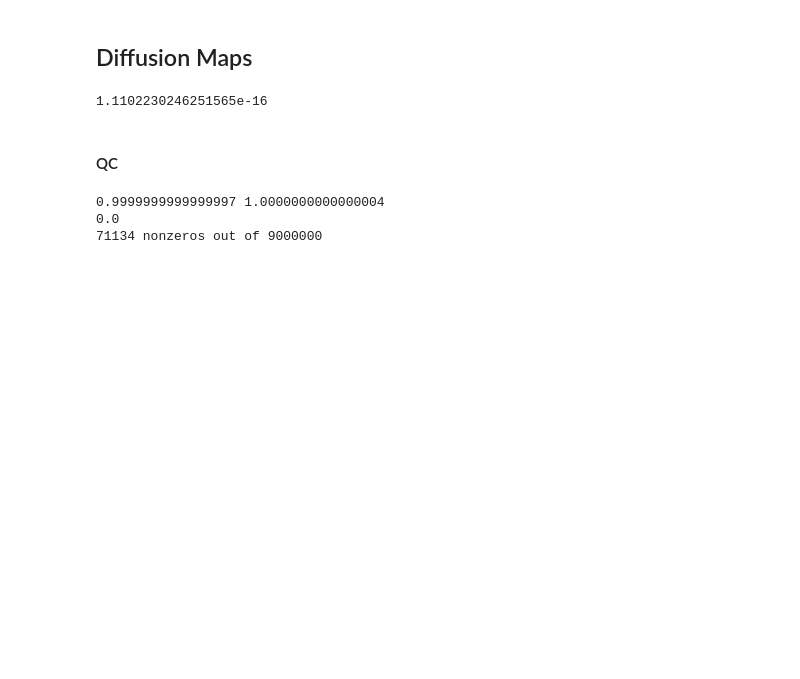
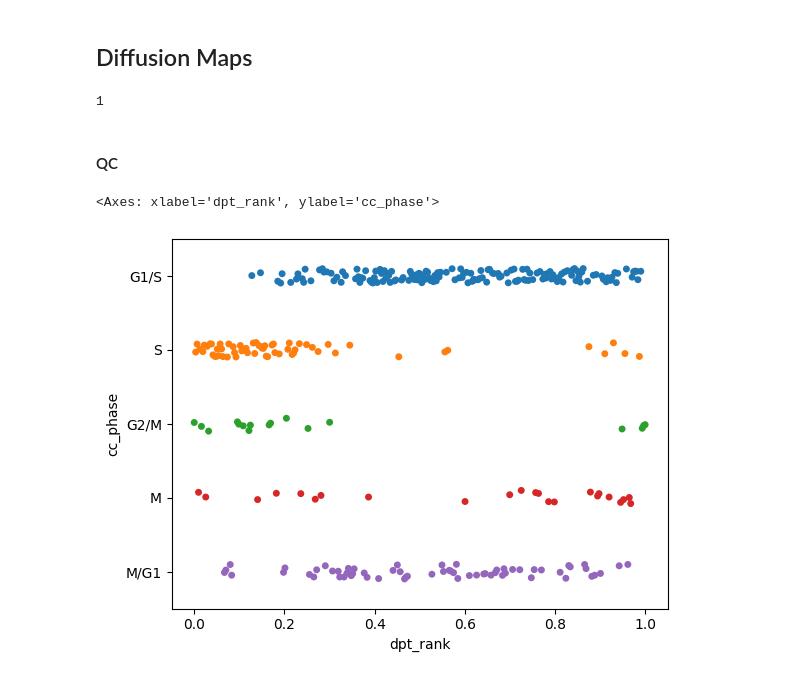
Before and after one commit to winch-jm/cell-cycle-ti, a Jupyter notebook: notebooks/DiffusionMapsDemo.ipynb, the cells around one changed output. Cells and saved outputs as stored; diff of their text form; code cells hidden in the pictures; blank space fills up the shorter version.

```diff
--- a/notebooks/DiffusionMapsDemo.ipynb
+++ b/notebooks/DiffusionMapsDemo.ipynb
@@ -59,0 +200,14 @@ X,_,_ = make_tree(seed=None)
+# %%
+gene_set_df = pd.read_excel('../data/GSE142277/gene_sets_GSE142277.xlsx',sheet_name="Gene Sets Used in Analysis")
+marker_dict = {}
+for cc in gene_set_df.columns:
+    marker_dict[cc] = list(gene_set_df[cc].dropna().apply(lambda x: x.strip()).values)
+
+print(marker_dict)
+# marker_dict = {
+#     "G1.S": ["MCM5", "PCNA", "TYMS", "FEN1", "MCM2", "MCM4", "RRM1", "UNG", "GINS2"],
+#     "S":    ["RAD51", "RPA2", "NASP", "CDC45", "ASF1B", "EXO1", "DSCC1", "BLM"],
+#     "G2":   ["CKS2", "NUF2", "CKS1B", "MKI67", "TMPO", "TOP2A", "CENPF"],
+#     "G2.M": ["HMGB2", "CDK1", "NUSAP1", "UBE2C", "BIRC5", "TPX2", "AURKB"],
+#     "M.G1": ["CDC20", "PTTG1", "CDC25C", "ANLN", "ESPL1", "KIF20B", "PLK1"],
+# }
@@ -88,35 +331,35 @@ scale = q ** (-alpha)
 K_tilde = (scale[:, None] * K) * scale[None, :]
 
 
-# row normalize
-row_sums = np.array(K_tilde.sum(axis=1)).flatten()
-P = K_tilde*(1/row_sums[:,None]) # MARKOV MATRIX
+# # row normalize
+# row_sums = np.array(K_tilde.sum(axis=1)).flatten()
+# P = K_tilde*(1/row_sums[:,None]) # MARKOV MATRIX
 
-D = K_tilde.sum(axis=1).ravel() # diagonal matrix of row sums (as vector)
+# D = K_tilde.sum(axis=1).ravel() # diagonal matrix of row sums (as vector)
 
-D_inv_sqrt = 1/np.sqrt(D)
-D_sqrt = np.sqrt(D)
+# D_inv_sqrt = 1/np.sqrt(D)
+# D_sqrt = np.sqrt(D)
 
-S = (D_sqrt[:, None] * P) * D_inv_sqrt[None, :] # symmetric matrix (D^0.5 @ P @ D^(-0.5))
+# S = (D_sqrt[:, None] * P) * D_inv_sqrt[None, :] # symmetric matrix (D^0.5 @ P @ D^(-0.5))
 
-print(np.max(np.abs(S-S.T))) # should be very small
+# print(np.max(np.abs(S-S.T))) # should be very small
-# %% [output]
-1.1102230246251565e-16
+# %%
+from scipy.sparse.csgraph import connected_components
+
+connected_components(K_tilde)[0]
+# %% [output]
+1
 # %% [markdown]
 #### QC
 # %%
-# 1) row sums ~ 1
-rs = np.asarray(P.sum(axis=1)).ravel()
-print(rs.min(), rs.max())
+# # 1) row sums ~ 1
+# rs = np.asarray(P.sum(axis=1)).ravel()
+# print(rs.min(), rs.max())
 
-# 2) nonnegativity
-print(P.min())
+# # 2) nonnegativity
+# print(P.min())
 
-# 3) sparsity
-print(np.nonzero(P)[0].shape[0], "nonzeros out of", P.shape[0]**2)
+# # 3) sparsity
+# print(np.nonzero(P)[0].shape[0], "nonzeros out of", P.shape[0]**2)
-# %% [output]
-0.9999999999999997 1.0000000000000004
-0.0
-71134 nonzeros out of 9000000
 # %%
 from scipy.sparse.linalg import eigs
@@ -155,0 +428,7 @@ emb, lambdas, psis = diffusion_map_from_Ktilde(K_tilde,) # diffusion compoents,
+# %%
+import seaborn as sns
+
+sns.stripplot(data=adata.obs,x='dpt_rank',y='cc_phase',hue='cc_phase')
+# %% [output]
+<Axes: xlabel='dpt_rank', ylabel='cc_phase'>
+[figure, added]
```
Also changed, not shown: parts of 12 cells of this notebook, 1 other file.
